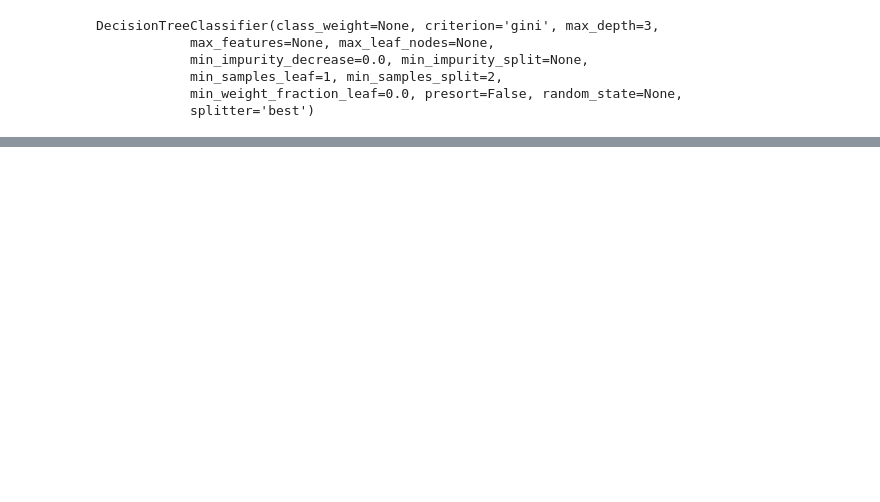
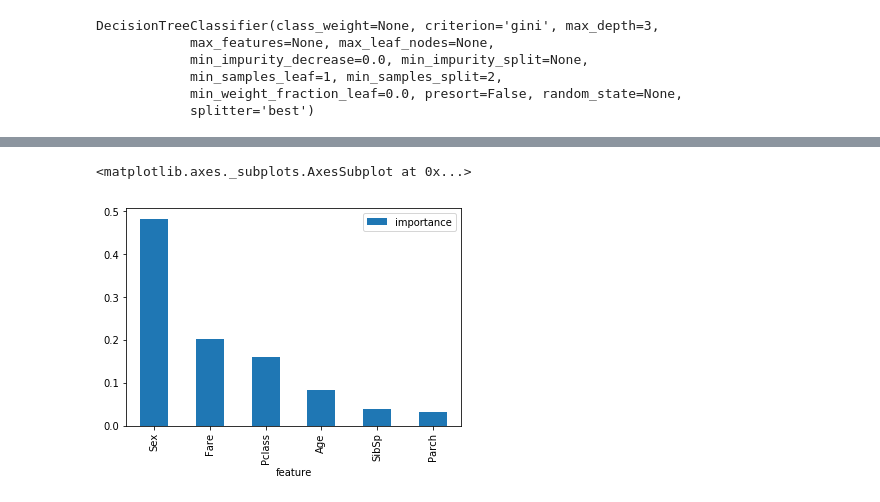
Before and after one commit to pramabhi/titanic_survival_analysis, a Jupyter notebook: titanic_survival_prediction.ipynb, the cells around one changed output, grey strips where cells are left out. Drawn from its saved outputs; the diff is of its cells as text; code cells hidden in the pictures; blank space fills up the shorter version.

```diff
--- a/titanic_survival_prediction.ipynb
+++ b/titanic_survival_prediction.ipynb
@@ -238,5 +242,5 @@ Validation accuracy 0.6367713004484304
 # %%
-perceptron = Perceptron()
-perceptron.fit(X_train, y_train)
+prct = Perceptron(max_iter=100)
+prct.fit(X_train, y_train)
 # %% [output]
 Perceptron(alpha=0.0001, class_weight=None, eta0=1.0, fit_intercept=True,
@@ -267,5 +273,5 @@ Validation accuracy 0.820627802690583
 # %%
-random_forest = RandomForestClassifier(n_estimators=10000, max_depth=5)
-random_forest.fit(X_train, y_train)
+rf = RandomForestClassifier(n_estimators=100, max_depth=3)
+rf.fit(X_train, y_train)
 # %% [output]
 RandomForestClassifier(bootstrap=True, class_weight=None, criterion='gini',
@@ -283,0 +291,3 @@ Validation accuracy 0.8026905829596412
+# %%
+sgd = SGDClassifier(max_iter=1000, penalty='l1', loss='log')
+sgd.fit(X_train, y_train)
@@ -283,0 +326,4 @@ Validation accuracy 0.8026905829596412
+# %%
+importances = pd.DataFrame({'feature':X_train.columns,'importance':np.round(rf.feature_importances_,3)})
+importances = importances.sort_values('importance',ascending=False).set_index('feature')
+importances
@@ -283,0 +339,5 @@ Validation accuracy 0.8026905829596412
+# %%
+importances.plot.bar()
+# %% [output]
+<matplotlib.axes._subplots.AxesSubplot at 0x...>
+[figure, added]
```
Also changed, not shown: parts of 20 cells of this notebook.
